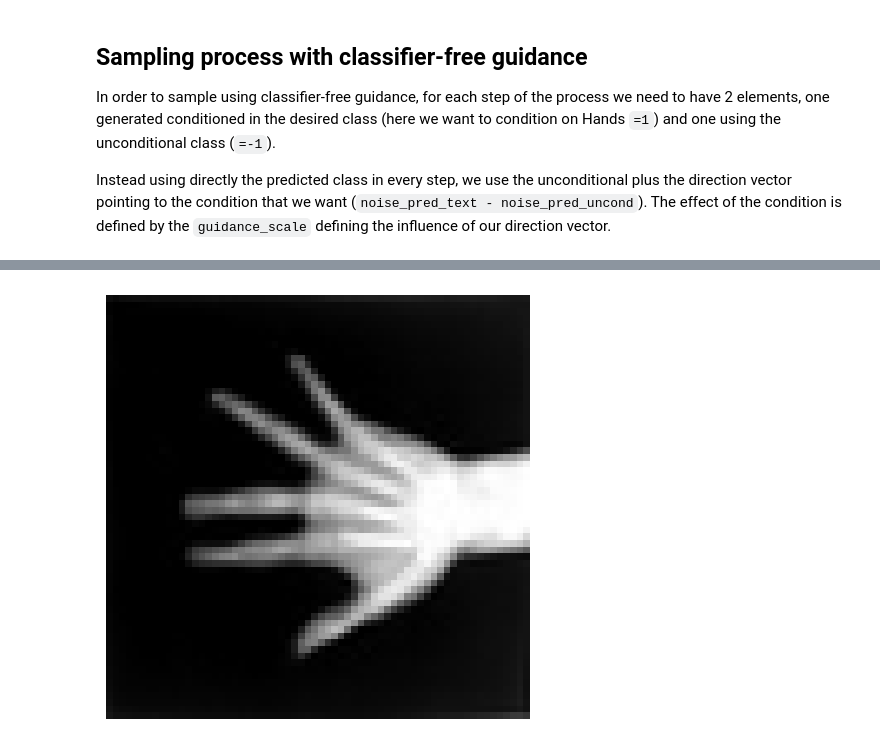
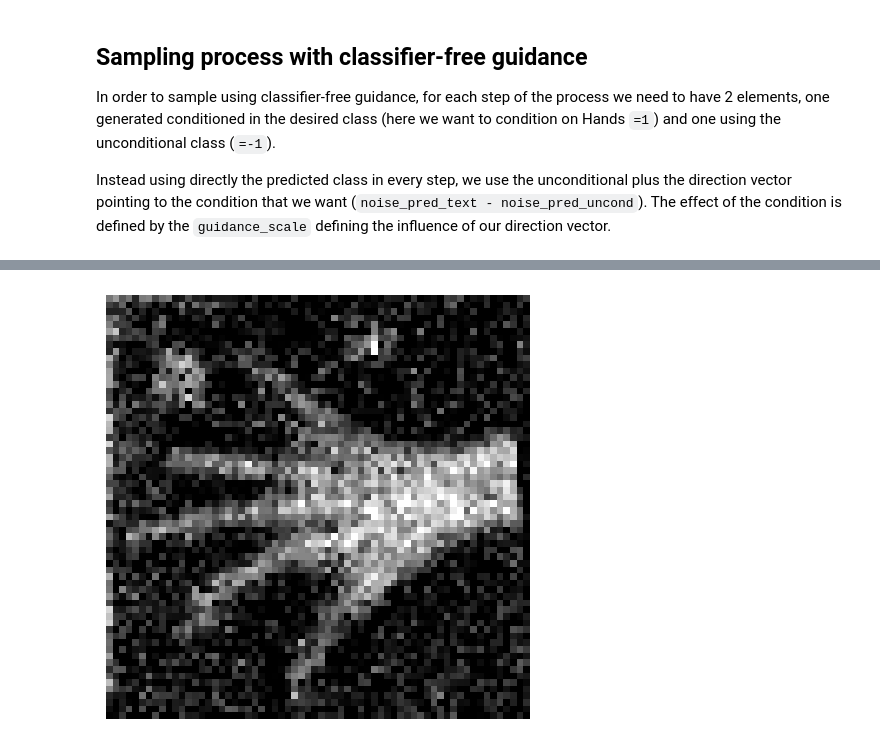
Before and after one commit to vios-s/ISBI-2024-DiMEDIA-MONAI-Tutorial, a Jupyter notebook: 2.Classifier_free_guidance.ipynb, the cells around one changed output, grey strips where cells are left out. Drawn from its saved outputs; the diff is of its cells as text; code cells hidden in the pictures.

```diff
--- a/2.Classifier_free_guidance.ipynb
+++ b/2.Classifier_free_guidance.ipynb
@@ -54,16 +54,11 @@ Here, we will use the `Hand` and `HeadCT`, where our conditioning variable `clas
 root_dir = './'
 data_dir = './data/'
 
-train_data = MedNISTDataset(root_dir=data_dir,
-                            section="training",
-                            download=True,
-                            progress=False,
-                            seed=0)
+train_data = MedNISTDataset(root_dir=root_dir, section="training", download=True, progress=False, seed=0)
 train_datalist = []
 for item in train_data.data:
     if item["class_name"] in ["Hand", "HeadCT"]:
-        train_datalist.append({"image": item["image"],
-                               "class": 1 if item["class_name"] == "Hand" else 2})
+        train_datalist.append({"image": item["image"], "class": 1 if item["class_name"] == "Hand" else 2})
 
 train_transforms = transforms.Compose(
     [
@@ -88,7 +83,7 @@ train_transforms = transforms.Compose(
 train_ds = CacheDataset(data=train_datalist, transform=train_transforms)
 train_loader = DataLoader(train_ds, batch_size=128, shuffle=True, num_workers=4, persistent_workers=True)
 
-val_data = MedNISTDataset(root_dir=data_dir, section="validation", download=True, progress=False, seed=0)
+val_data = MedNISTDataset(root_dir=root_dir, section="validation", download=True, progress=False, seed=0)
 val_datalist = []
 for item in val_data.data:
     if item["class_name"] in ["Hand", "HeadCT"]:
@@ -273,3 +265,27 @@ else:
 In order to sample using classifier-free guidance, for each step of the process we need to have 2 elements, one generated conditioned in the desired class (here we want to condition on Hands `=1`) and one using the unconditional class (`=-1`).
 
 Instead using directly the predicted class in every step, we use the unconditional plus the direction vector pointing to the condition that we want (`noise_pred_text - noise_pred_uncond`). The effect of the condition is defined by the `guidance_scale` defining the influence of our direction vector.
+# %%
+model.eval()
+guidance_scale = 7.0
+conditioning = torch.cat([-1 * torch.ones(1, 1, 1).float(), torch.ones(1, 1, 1).float()], dim=0).to(device)
+
+noise = torch.randn((1, 1, 64, 64))
+noise = noise.to(device)
+scheduler.set_timesteps(num_inference_steps=1000)
+progress_bar = tqdm(scheduler.timesteps)
+for t in progress_bar:
+    with autocast(enabled=True):
+        with torch.no_grad():
+            noise_input = torch.cat([noise] * 2)
+            model_output = model(noise_input, timesteps=torch.Tensor((t,)).to(noise.device), context=conditioning)
+            noise_pred_uncond, noise_pred_text = model_output.chunk(2)
+            noise_pred = noise_pred_uncond + guidance_scale * (noise_pred_text - noise_pred_uncond)
+
+    noise, _ = scheduler.step(noise_pred, t, noise)
+
+plt.style.use("default")
+plt.imshow(noise[0, 0].cpu(), vmin=0, vmax=1, cmap="gray")
+plt.tight_layout()
+plt.axis("off")
+plt.show()
@@ -276,27 +294,30 @@ Instead using directly the predicted class in every step, we use the uncondition
 # %%
 model.eval()
 guidance_scale = 7.0
 conditioning = torch.cat([-1 * torch.ones(1, 1, 1).float(), torch.ones(1, 1, 1).float()], dim=0).to(device)
 
 noise = torch.randn((1, 1, 64, 64))
 noise = noise.to(device)
 
-scheduler.set_timesteps(num_inference_steps=1000)
-progress_bar = tqdm(scheduler.timesteps)
+scheduler_ddim = DDIMScheduler(
+    num_train_timesteps=1000, schedule="scaled_linear_beta", beta_start=0.0005, beta_end=0.0195, clip_sample=False
+)
+scheduler_ddim.set_timesteps(num_inference_steps=250)
+progress_bar = tqdm(scheduler_ddim.timesteps)
 for t in progress_bar:
     with autocast(enabled=True):
         with torch.no_grad():
             noise_input = torch.cat([noise] * 2)
             model_output = model(noise_input, timesteps=torch.Tensor((t,)).to(noise.device), context=conditioning)
             noise_pred_uncond, noise_pred_text = model_output.chunk(2)
             noise_pred = noise_pred_uncond + guidance_scale * (noise_pred_text - noise_pred_uncond)
 
-    noise, _ = scheduler.step(noise_pred, t, noise)
+    noise, _ = scheduler_ddim.step(noise_pred, t, noise)
 
 plt.style.use("default")
 plt.imshow(noise[0, 0].cpu(), vmin=0, vmax=1, cmap="gray")
 plt.tight_layout()
 plt.axis("off")
 plt.show()
 # %% [output]
-[figure, old version]
+[figure, new version]
```
Also changed, not shown: parts of 8 cells of this notebook, 3 other files.
